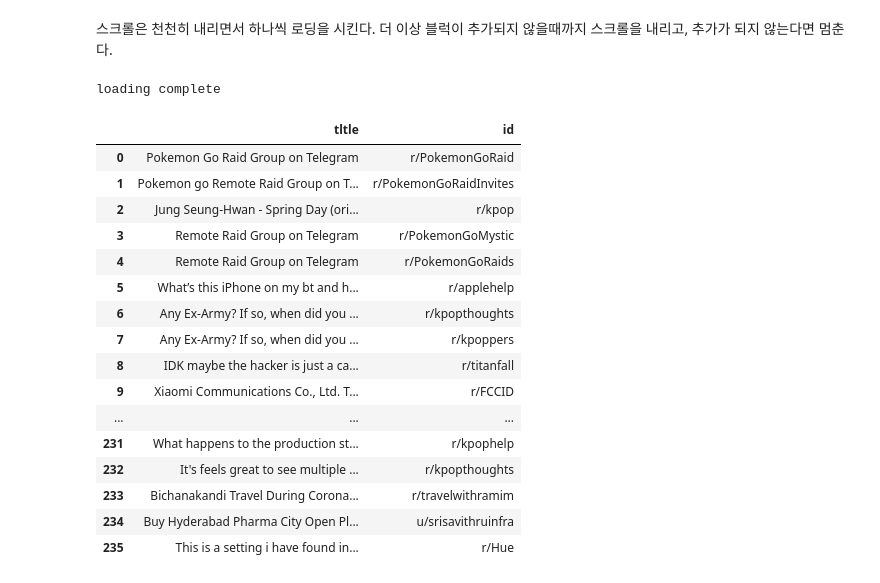
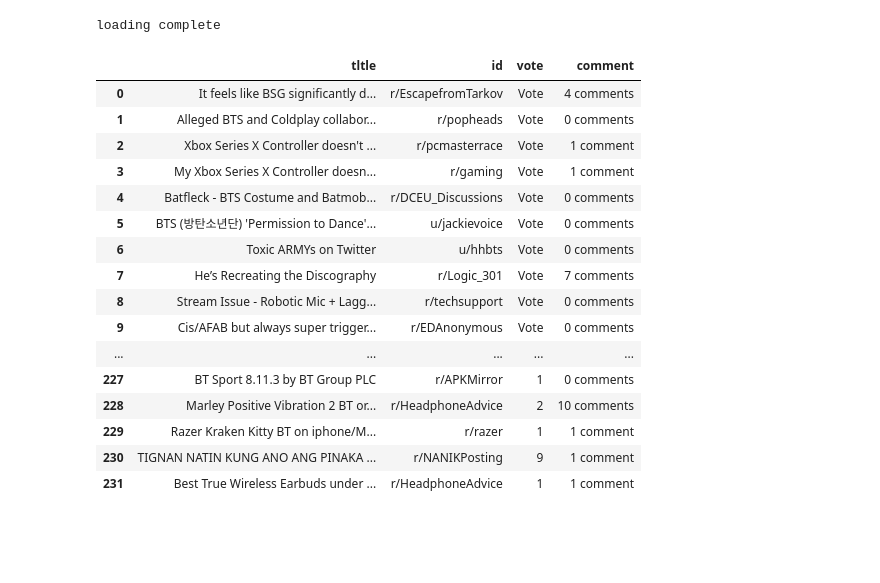
Before and after one commit to lee-jiu/korean-wave-data-Crawler, a Jupyter notebook: reddit_crawler.ipynb, the cells around one changed output. Saved outputs shown, nothing was run; the diff lists cells and outputs as text; code cells hidden in the pictures; blank space fills up the shorter version.

```diff
--- a/reddit_crawler.ipynb
+++ b/reddit_crawler.ipynb
@@ -19,6 +21,3 @@ driver.quit()
-# %% [markdown]
-스크롤은 천천히 내리면서 하나씩 로딩을 시킨다.
-더 이상 블럭이 추가되지 않을때까지 스크롤을 내리고, 추가가 되지 않는다면 멈춘다.
 # %%
 import requests
 import re
@@ -36,65 +35,88 @@ driver.get('https://www.reddit.com/search?q=bts&sort=new')
 sleep(3)
 
 
+# ---- Selenium을 이용한 스크롤 자동화 데이터 수집 --------
+# 스크롤을 천천히 내리면서 데이터를 하나씩 로딩 시킨다.
+# 더 이상 블럭이 추가되지 않을때까지 스크롤을 내리고, 추가가 되지 않는다면 스크롤을 멈춘 뒤, 최상단으로 돌아간다.
+
+
 actions = ActionChains(driver)
 last_height = driver.execute_script("return document.body.scrollHeight")
+
+
 while(True):
     for _ in range(5):
         actions.send_keys(Keys.SPACE).perform()
         sleep(1)
     new_height = driver.execute_script("return document.body.scrollHeight")
+    #스크롤을 내린 후 스크롤 길이를 가져온다
     if new_height == last_height:
         break
+    #스크롤을 전부 다 내려 저장해놓은 스크롤의 길이와 새 스크롤의 길이가 같게되면 멈춘다.
     last_height = new_height
+
 
 print("loading complete")
 driver.execute_script("window.scrollTo(0, 0);")
-#스크롤을 최상단으로 되돌림
+#스크롤을 최상단으로 되돌린다.
 sleep(3)
 
 
 content = BeautifulSoup(driver.page_source, 'html.parser')
 title_items = content.findAll('h3', {'class': "_eYtD2XCVieq6emjKBH3m"})
 r_id_items = content.select("._3ryJoIoycVkA88fy40qNJc")
-vote_items = content.select("._1rZYMD_4xY3gRcSS3p8ODO")
-# _1jNPl3YUk6zbpLWdjaJT1r
-# for href in soup.find("div", class_="_2FCtq-QzlfuN-SwVMUZMM3").href.find("a")["href"]
-#     print(href.find("a")["href"])
+vote_items = content.select("._3a2ZHWaih05DgAOtvu6cIo")
+# box_items = content.select("._2FCtq-QzlfuN-SwVMUZMM3")
+# label_items = content.select(".aJrgrewN9C8x1Fusdx4hh")
+comment_items = content.select(".FHCV02u6Cp2zYL0fhQPsO")
+
+
 
 
 title = []
 r_id = []
+vote = []
+comments = []
+# label = []
+# 데이터를 저장하기 위한 빈 리스트들 생성
 
 for item in title_items:
     title.extend(item.text.split("\n"))
 
 for item in r_id_items:
     r_id.extend(item.text.split("\n"))
 
+for item in vote_items:
+    vote.extend(item.text.split("\n"))
 
-df = {'tltle' : title, 'id' : r_id }
-# df = df.reset_index(drop=True)
-# pd.set_option('display.max_rows', None)
+for item in comment_items:
+    comments.extend(item.text.split("\n"))
+
+
+
+
+df = {'tltle' : title, 'id' : r_id, 'vote' : vote, 'comment' : comments }
+pd.set_option('display.max_rows', None)
 df = pd.DataFrame.from_dict(df, orient='index')
 df = df.transpose()
 
 df
 # %% [output]
 loading complete
-|  | tltle | id |
-| 0 | Pokemon Go Raid Group on Telegram | r/PokemonGoRaid |
-| 1 | Pokemon go Remote Raid Group on T... | r/PokemonGoRaidInvites |
-| 2 | Jung Seung-Hwan - Spring Day (ori... | r/kpop |
-| 3 | Remote Raid Group on Telegram | r/PokemonGoMystic |
-| 4 | Remote Raid Group on Telegram | r/PokemonGoRaids |
-| 5 | What’s this iPhone on my bt and h... | r/applehelp |
-| 6 | Any Ex-Army? If so, when did you ... | r/kpopthoughts |
-| 7 | Any Ex-Army? If so, when did you ... | r/kpoppers |
-| 8 | IDK maybe the hacker is just a ca... | r/titanfall |
-| 9 | Xiaomi Communications Co., Ltd. T... | r/FCCID |
-| ... | ... | ... |
-| 231 | What happens to the production st... | r/kpophelp |
-| 232 | It's feels great to see multiple ... | r/kpopthoughts |
-| 233 | Bichanakandi Travel During Corona... | r/travelwithramim |
-| 234 | Buy Hyderabad Pharma City Open Pl... | u/srisavithruinfra |
-| 235 | This is a setting i have found in... | r/Hue |
+|  | tltle | id | vote | comment |
+| 0 | It feels like BSG significantly d... | r/EscapefromTarkov | Vote | 4 comments |
+| 1 | Alleged BTS and Coldplay collabor... | r/popheads | Vote | 0 comments |
+| 2 | Xbox Series X Controller doesn't ... | r/pcmasterrace | Vote | 1 comment |
+| 3 | My Xbox Series X Controller doesn... | r/gaming | Vote | 1 comment |
+| 4 | Batfleck - BTS Costume and Batmob... | r/DCEU_Discussions | Vote | 0 comments |
+| 5 | BTS (방탄소년단) 'Permission to Dance'... | u/jackievoice | Vote | 0 comments |
+| 6 | Toxic ARMYs on Twitter | u/hhbts | Vote | 0 comments |
+| 7 | He’s Recreating the Discography | r/Logic_301 | Vote | 7 comments |
+| 8 | Stream Issue - Robotic Mic + Lagg... | r/techsupport | Vote | 0 comments |
+| 9 | Cis/AFAB but always super trigger... | r/EDAnonymous | Vote | 0 comments |
+| ... | ... | ... | ... | ... |
+| 227 | BT Sport 8.11.3 by BT Group PLC | r/APKMirror | 1 | 0 comments |
+| 228 | Marley Positive Vibration 2 BT or... | r/HeadphoneAdvice | 2 | 10 comments |
+| 229 | Razer Kraken Kitty BT on iphone/M... | r/razer | 1 | 1 comment |
+| 230 | TIGNAN NATIN KUNG ANO ANG PINAKA ... | r/NANIKPosting | 9 | 1 comment |
+| 231 | Best True Wireless Earbuds under ... | r/HeadphoneAdvice | 1 | 1 comment |
```
Also changed, not shown: parts of 1 cell of this notebook.
